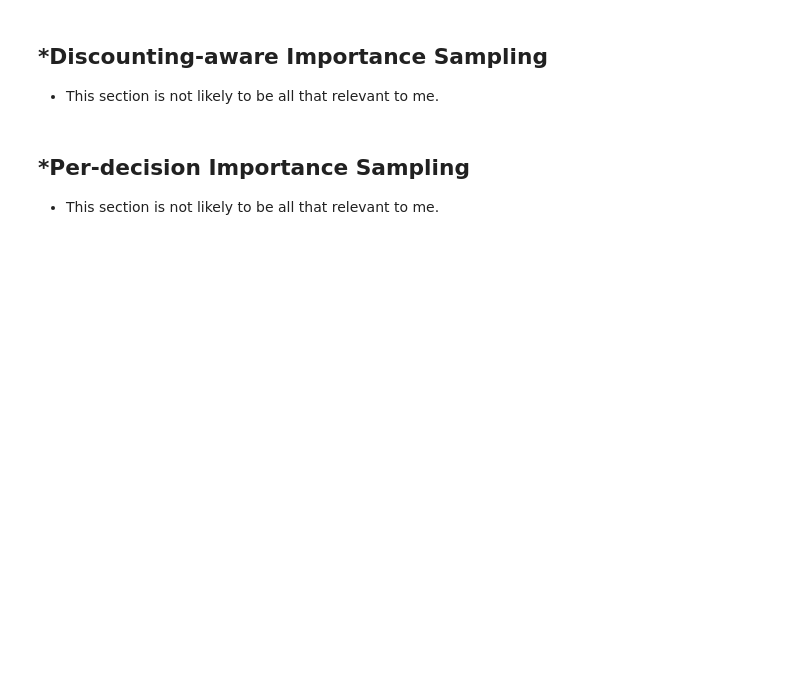
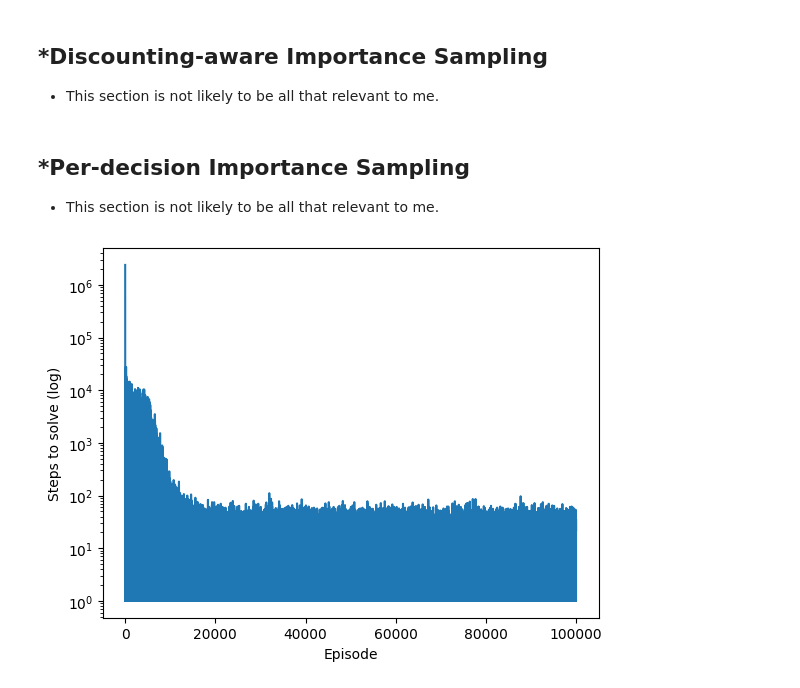
Before and after one commit to Fittiboy/journey, a Jupyter notebook: 9.1 - Monte Carlo Methods.ipynb, the cells around one changed output. Saved outputs shown, nothing was run; the diff lists cells and outputs as text; code cells hidden in the pictures; blank space fills up the shorter version.

```diff
--- a/9.1 - Monte Carlo Methods.ipynb
+++ b/9.1 - Monte Carlo Methods.ipynb
@@ -193,7 +193,7 @@ class RaceTrack:
         i = np.random.choice(range(len(start_ys)))
         # (x, y, x_vel, y_vel)
         self.state = (start_xs[i], start_ys[i], 0, 0)
-        return (start_xs[i], start_ys[i], 0, 0)
+        return self.state
 
     def clamp_speed(self, speed):
         return clamp(speed, -self.max_speed, self.max_speed)
@@ -233,15 +233,15 @@ class RaceTrack:
 
             x, y = int(x), int(y)
             if x not in range(self.track.shape[0]) or y not in range(self.track.shape[1]):
-                return self.reset(), -1, False
+                return self.reset(), -50, False
             loc = self.track[x,y]
             # Hit a boundary, loss!
             if loc == 0:
-                return self.reset(), -1, False
+                return self.reset(), -2, False
             # Reached the finish line, win!
             elif loc == 3:
                 self.state = (int(x), int(y), int(x_vel), int(y_vel))
-                return self.state, -1, True
+                return self.state, 100, True
 
         self.state = (int(x), int(y), int(x_vel), int(y_vel))
         return self.state, -1, False
@@ -401,6 +392,7 @@ class QLearning:
         self.epsilon = epsilon
         self.step_size = step_size
         self.track = racetrack
+        self.ep_lengths = []
 
     def select_action(self, state, greedy=False):
         x, y, x_vel, y_vel = state
@@ -410,16 +402,13 @@ class QLearning:
         return index
 
     def train(self, num_episodes=100_000):
-        original_epsilon = self.epsilon
         self.track.reset()
         for e in tqdm(range(num_episodes)):
-            threshold = num_episodes // 10
-            self.epsilon = max(
-                original_epsilon,
-                1 - (e / threshold) * (1 - original_epsilon)
-            )
             x, y, x_vel, y_vel = self.track.state
-            while True:
+            done = False
+            ep_length = 0
+            while not done:
+                ep_length += 1
                 index = self.select_action((x, y, x_vel, y_vel))
                 action = index_to_action(index)
                 (x_, y_, x_vel_, y_vel_), reward, done = self.track.step(action)
@@ -427,8 +416,7 @@ class QLearning:
                                             (reward + np.max(self.Q[x_, y_, x_vel_, y_vel_]) - \
                                              self.Q[x, y, x_vel, y_vel, index])
                 x, y, x_vel, y_vel = x_, y_, x_vel_, y_vel_
-                if done:
-                    break
+            self.ep_lengths.append(ep_length)
 
     def play_episode(self):
         episode = []
@@ -436,9 +424,9 @@ class QLearning:
         episode.append((x, y, x_vel, y_vel))
         done = False
         while not done:
-            index = self.select_action((x, y, x_vel, y_vel), greedy=True)
+            index = self.select_action((x, y, x_vel, y_vel))
             action = index_to_action(index)
-            (x, y, x_vel, y_vel), reward, done = self.track.step(action, test=True)
+            (x, y, x_vel, y_vel), reward, done = self.track.step(action)
             episode.append((x, y, x_vel, y_vel))
 
         return episode
@@ -471,0 +440,8 @@ Image(url='episode_heatmap.gif')
+# %%
+plt.plot(agent.ep_lengths)
+plt.yscale("log")
+plt.xlabel("Episode")
+plt.ylabel("Steps to solve (log)")
+plt.show()
+# %% [output]
+[figure, added]
```
Also changed, not shown: parts of 11 cells of this notebook, 2 other files.
